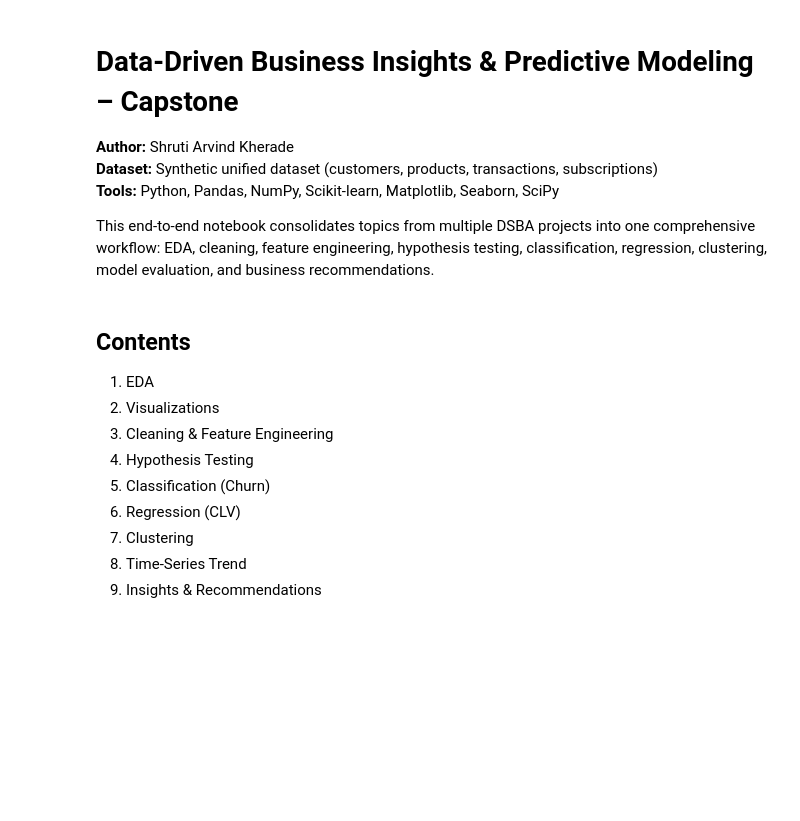
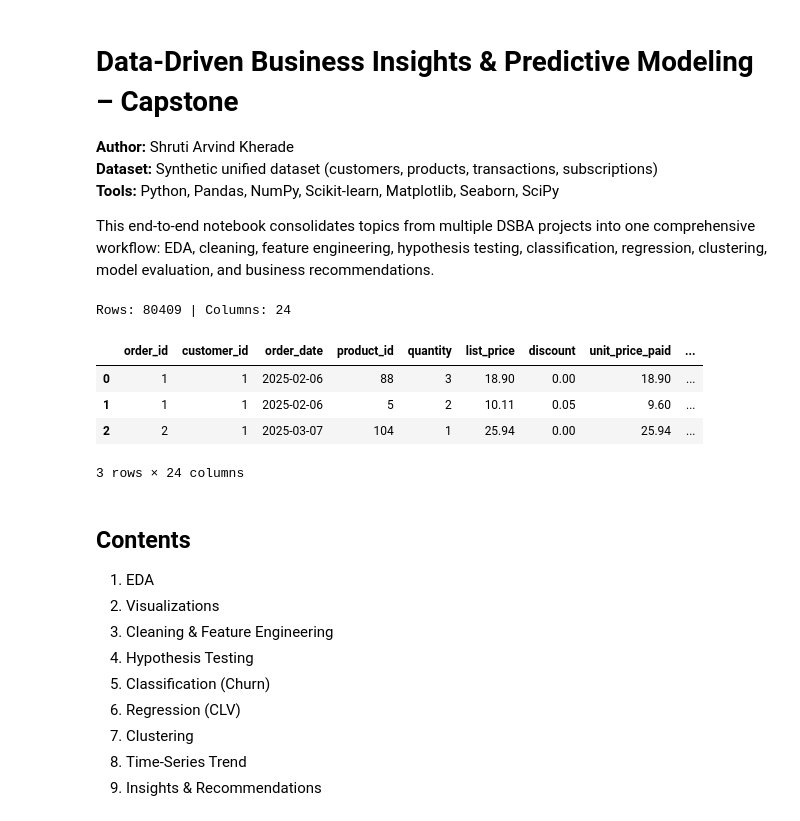
Before and after one commit to Shruti24kk/Data-Science-and-Business-Analytics-Capstone, a Jupyter notebook: Capstone_DSBA_Project.ipynb, the cells around one changed output. Saved outputs shown, nothing was run; the diff lists cells and outputs as text; code cells hidden in the pictures; blank space fills up the shorter version.

```diff
--- a/Capstone_DSBA_Project.ipynb
+++ b/Capstone_DSBA_Project.ipynb
@@ -7,50 +7,50 @@
 
 This end-to-end notebook consolidates topics from multiple DSBA projects into one comprehensive workflow: EDA, cleaning, feature engineering, hypothesis testing, classification, regression, clustering, model evaluation, and business recommendations.
 # %%
-
 # %%capture
 import os, warnings, math
 warnings.filterwarnings('ignore')
 
 import numpy as np, pandas as pd
 import matplotlib.pyplot as plt
 import seaborn as sns
 
 from sklearn.model_selection import train_test_split
 from sklearn.preprocessing import OneHotEncoder, StandardScaler
 from sklearn.compose import ColumnTransformer
 from sklearn.pipeline import Pipeline
 from sklearn.metrics import (accuracy_score, roc_auc_score, classification_report,
                              r2_score, mean_squared_error, silhouette_score)
 from sklearn.ensemble import RandomForestClassifier, RandomForestRegressor, GradientBoostingClassifier
 from sklearn.cluster import KMeans
 from scipy import stats
 
-# Load data
-base_dir = '/mnt/data'
-paths = {
-    'merged': os.path.join(base_dir, 'capstone_unified_dataset.csv'),
-    'customers': os.path.join(base_dir, 'capstone_customers.csv'),
-    'products': os.path.join(base_dir, 'capstone_products.csv'),
-    'transactions': os.path.join(base_dir, 'capstone_transactions.csv'),
-    'subscriptions': os.path.join(base_dir, 'capstone_subscriptions.csv'),
-}
-for p in paths.values():
-    assert os.path.exists(p), f'Missing dataset file: {p}'
+# ---- Load data (NO trailing commas) ----
+df = pd.read_csv('capstone_unified_dataset.csv')
+customers = pd.read_csv('capstone_customers.csv')
+products = pd.read_csv('capstone_products.csv')
+transactions = pd.read_csv('capstone_transactions.csv')
+subscriptions = pd.read_csv('capstone_subscriptions.csv')
 
-df = pd.read_csv(paths['merged'])
-customers = pd.read_csv(paths['customers'])
-products = pd.read_csv(paths['products'])
-transactions = pd.read_csv(paths['transactions'])
-subscriptions = pd.read_csv(paths['subscriptions'])
-
-df['order_date'] = pd.to_datetime(df['order_date'])
-customers['signup_date'] = pd.to_datetime(customers['signup_date'])
-subscriptions['start_date'] = pd.to_datetime(subscriptions['start_date'])
-subscriptions['end_date'] = pd.to_datetime(subscriptions['end_date'])
+# ---- Parse dates if the columns exist ----
+for col, frame in [
+    ('order_date', df),
+    ('signup_date', customers),
+    ('start_date', subscriptions),
+    ('end_date', subscriptions),
+]:
+    if col in frame.columns:
+        frame[col] = pd.to_datetime(frame[col], errors='coerce')
 
 print('Rows:', len(df), '| Columns:', df.shape[1])
 df.head(3)
+# %% [output]
+Rows: 80409 | Columns: 24
+|  | order_id | customer_id | order_date | product_id | quantity | list_price | discount | unit_price_paid | ... |
+| 0 | 1 | 1 | 2025-02-06 | 88 | 3 | 18.90 | 0.00 | 18.90 | ... |
+| 1 | 1 | 1 | 2025-02-06 | 5 | 2 | 10.11 | 0.05 | 9.60 | ... |
+| 2 | 2 | 1 | 2025-03-07 | 104 | 1 | 25.94 | 0.00 | 25.94 | ... |
+3 rows × 24 columns
 # %% [markdown]
 ## Contents
 1) EDA
```
Also changed, not shown: parts of 11 cells of this notebook, 1 other file.
